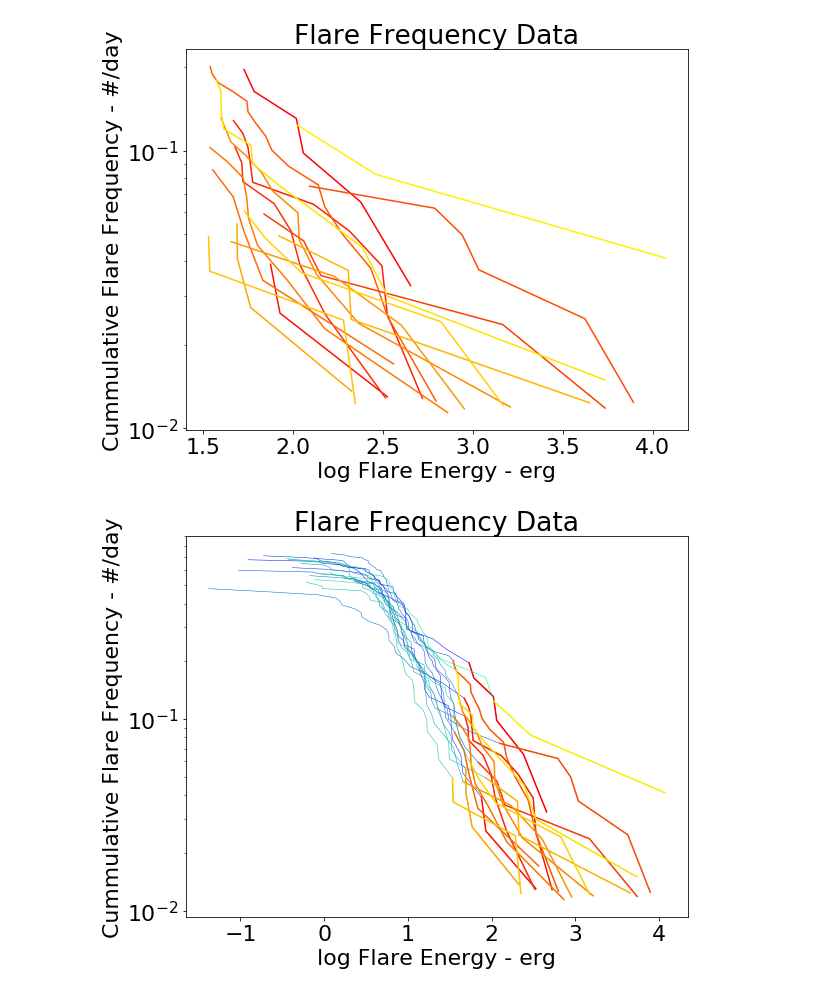
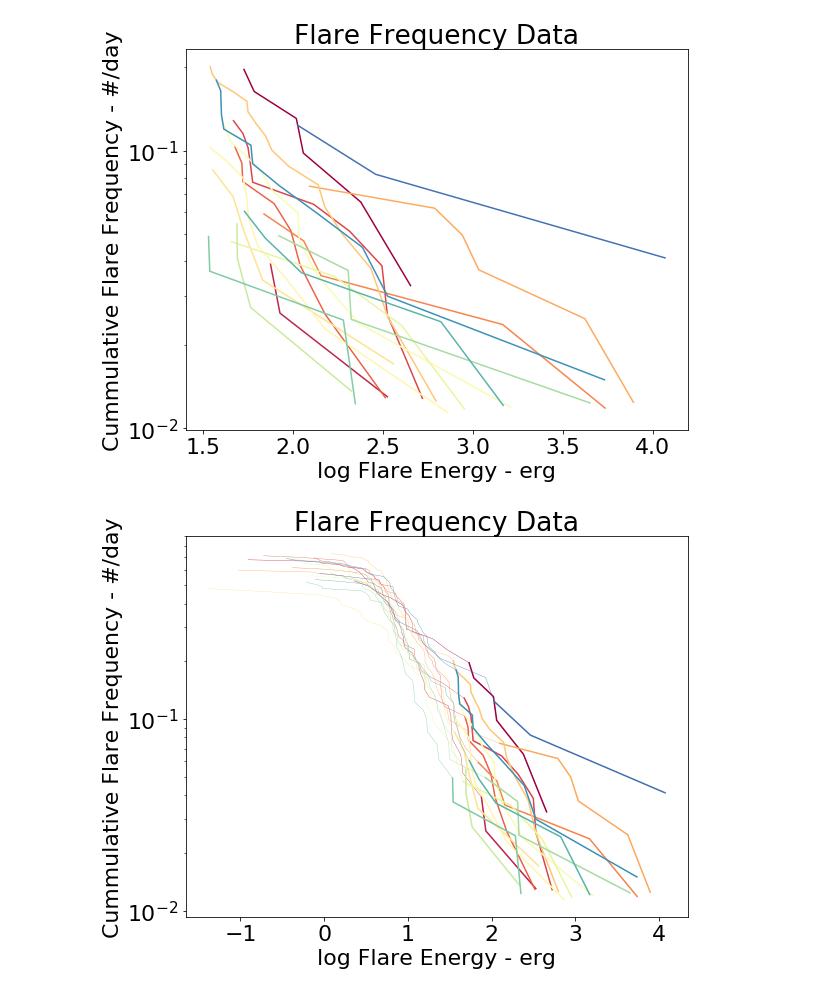
Before and after one commit to mscoggs/flare_cycles, a Jupyter notebook: flaregraphs.ipynb, the cells around one changed output. Drawn from its saved outputs; the diff is of its cells as text; code cells hidden in the pictures.

Commit message:
editing the color scheme

```diff
--- a/flaregraphs.ipynb
+++ b/flaregraphs.ipynb
@@ -20,36 +21,36 @@ dir = '004349043' #StarID/directory
 files = glob(dir+"/*.flare") #Glob all of the files in the directory - get all flares for a star
 EPOINT = 0 # need to fix this
 names=("t_start", "t_stop", "t_peak", "amplitude", "FWHM", "duration", "t_peak_aflare1",
        "t_FWHM_aflare1", "amplitude_aflare1", "flare_chisq", "KS_d_model", "KS_p_model",
        "KS_d_cont", "KS_p_cont", "Equiv_Dur", "ED68i", "ED90i")
 
 
 plt.figure(figsize=(9,7))
 plt.yscale('log')
 plt.xlabel("log Flare Energy - erg")
 plt.ylabel("Cummulative Flare Frequency - #/day")
 plt.title("Flare Frequency Data")
-cmap = plt.cm.autumn # color scheme
+cmap = plt.cm.Spectral # color scheme -- earliest = red, oldest = yellow
 np.seterr(invalid='ignore')#ignore the Nans
 
 
 for x in range(len(files)):
 
     toteDur = pd.read_table(files[x], skiprows=5, nrows=1, header=None,
                             delim_whitespace=True, usecols=(7,)
                            ).iloc[0].values[0] #getting the total duration of each file
 
     df = pd.read_table(files[x], comment="#", delimiter=",", names=names)
     energy = df['Equiv_Dur'] # This is the energy column of the flare data
     sort = np.argsort(energy) #get indices that would sort the energy array
 
     ffd_xEnergy = np.log10(energy[sort][::-1]) + EPOINT #log the reverse of sorted energy
     ffd_yFrequency = (np.arange(1, len(ffd_xEnergy)+1, 1))/toteDur #get evenly spaced intervals, divide by totedur to get flares/day
     ok68 = ffd_xEnergy >= np.log10(np.median(df['ED68i'])) + EPOINT #use ED68i to get indices of useful data, ignore the junk
 
-    plt.plot(ffd_xEnergy[ok68], ffd_yFrequency[ok68], c = cmap(x/float(len(files))))
+    plt.plot(ffd_xEnergy[ok68], ffd_yFrequency[ok68], c = cmap(x/float(len(files))))#  c = autumn color scheme -- earliest = red, oldest = yellow
 # %% [output]
-[figure, old version]
+[figure, new version]
 # %%
 #plotting all of the data, with data below the ED68i cutoff in 'winter' color scheme
 dir = '004349043' #StarID/directory
@@ -65,8 +66,8 @@ plt.yscale('log')
 plt.xlabel("log Flare Energy - erg")
 plt.ylabel("Cummulative Flare Frequency - #/day")
 plt.title("Flare Frequency Data")
-cmap = plt.cm.autumn # color scheme for significant data
-cmap2 = plt.cm.winter # color scheme for insignificant data
+cmap = plt.cm.Spectral # color scheme for significant data - earliest = red, oldest = yellow
+#cmap2 = plt.cm.winter # color scheme for insignificant data - earliest = blue, oldest = turqoise
 plt.rcParams.update({'font.size': 22})
 np.seterr(invalid='ignore')#ignore the Nans
 
@@ -85,8 +86,8 @@ for x in range(len(files)):
     ffd_yFrequency = (np.arange(1, len(ffd_xEnergy)+1, 1))/toteDur #get evenly spaced intervals, divide by totedur to get flares/day
     ok68 = ffd_xEnergy >= np.log10(np.median(df['ED68i'])) + EPOINT #use ED68i to get indices of useful data, ignore the junk
 
-    plt.plot(ffd_xEnergy, ffd_yFrequency, lw = .5, c = cmap2(x/float(len(files)))) #all data
-    plt.plot(ffd_xEnergy[ok68], ffd_yFrequency[ok68], c = cmap(x/float(len(files)))) #significant data only
+    plt.plot(ffd_xEnergy, ffd_yFrequency, lw = .35, c = cmap(x/float(len(files)))) #all data
+    plt.plot(ffd_xEnergy[ok68], ffd_yFrequency[ok68], c = cmap(x/float(len(files)))) #significant data only - red to yellow = earliest to oldest
 # %% [output]
-[figure, old version]
+[figure, new version]
 # %%
```
Also changed, not shown: parts of 2 cells of this notebook.
